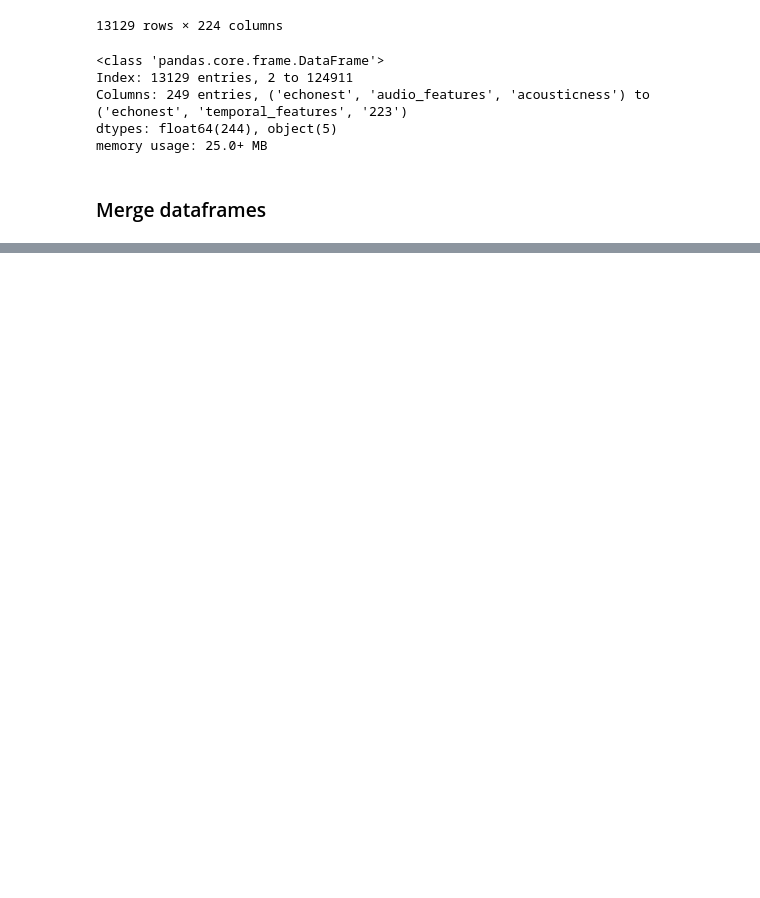
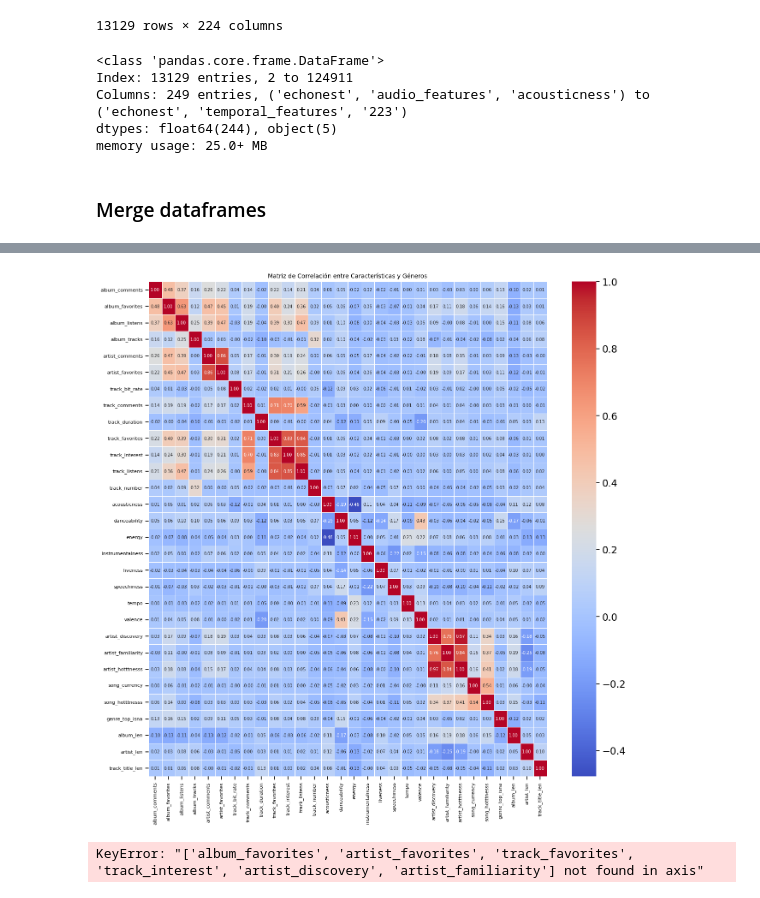
Before and after one commit to almudenamcastro/ironhack-w6-popatomsML, a Jupyter notebook: almu_fma.ipynb, the cells around one changed output, grey strips where cells are left out. Saved outputs shown, nothing was run; the diff lists cells and outputs as text; code cells hidden in the pictures; blank space fills up the shorter version.

```diff
--- a/almu_fma.ipynb
+++ b/almu_fma.ipynb
@@ -308,0 +317,3 @@ np.int64(9355)
+# %%
+# read csv
+df = pd.read_csv('data/tracks_fma_ml.csv')
@@ -308,0 +333,30 @@ np.int64(9355)
+# %%
+# get features.
+numerical_features = df.select_dtypes(exclude="object").columns
+
+# get genre columns (we will use them as target)
+
+genre_columns = ['genre_top_name', 'genre_top_level_name']
+# let's set the genre columns as categorical
+tracks_ax[genre_columns] = tracks_ax[genre_columns].astype('category')
+# %%
+# Crear una matriz de correlación entre columnas numéricas
+corr_matrix = df[numerical_features].corr()
+
+# Crear un heatmap para visualizar la matriz de correlación
+plt.figure(figsize=(15, 15))
+sns.heatmap(corr_matrix, annot=True,fmt=".2f", cmap='coolwarm', linewidths=0.5, annot_kws={"size": 7})  # "annot_kws" controla el tamaño de las anotaciones
+plt.xticks(fontsize=8)  # Cambiar el tamaño de la fuente en las etiquetas del eje X
+plt.yticks(fontsize=8)  # Cambiar el tamaño de la fuente en las etiquetas del eje Y
+plt.title('Matriz de Correlación entre Características y Géneros', fontsize=10)
+
+plt.show()
+# %% [output]
+[figure, added]
+# %%
+# some columns look quite correlated. Especially those that indicate the popularity of album, track and artist.
+# let's keep only some of them.
+
+tracks_ax = tracks_ax.drop(columns = ['album_favorites', 'artist_favorites', 'track_favorites', 'track_interest', 'artist_discovery', 'artist_familiarity'])
+# %% [output]
+KeyError: "['album_favorites', 'artist_favorites', 'track_favorites', 'track_interest', 'artist_discovery', 'artist_familiarity'] not found in axis"
```
Also changed, not shown: parts of 46 cells of this notebook.
